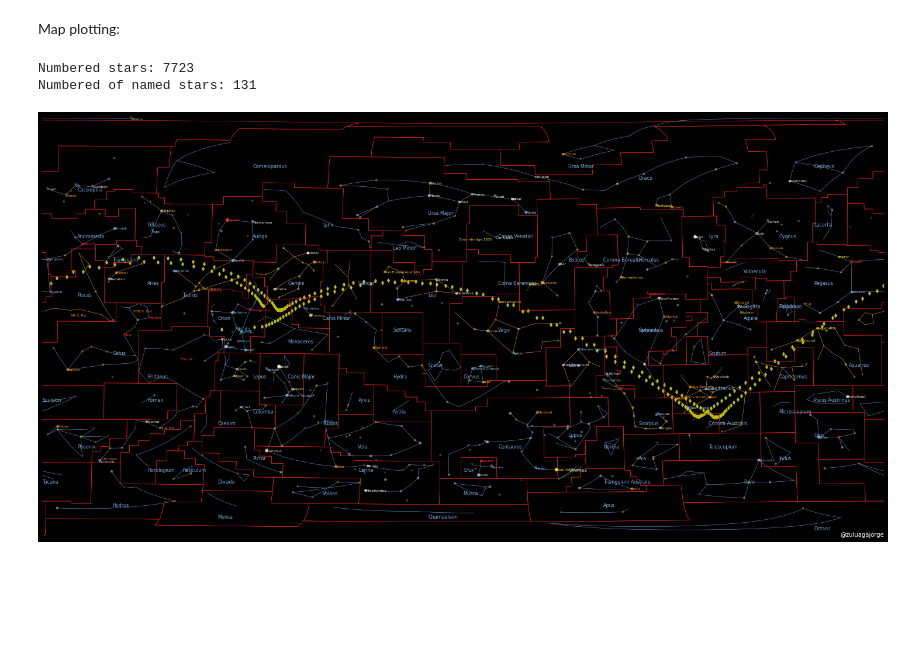
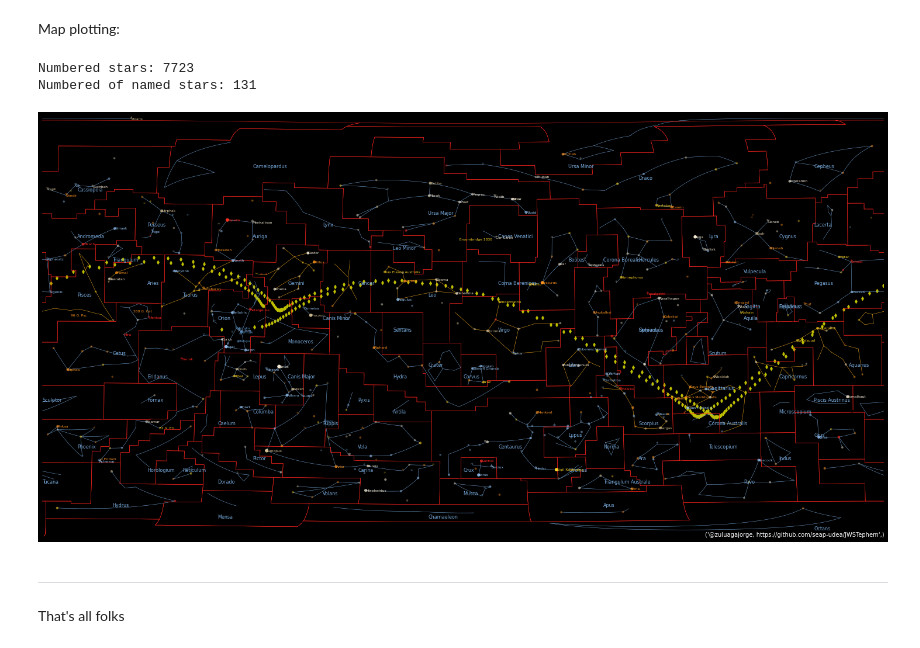
Before and after one commit to seap-udea/JWSTephem, a Jupyter notebook: JWST-Ephemeris.ipynb, the cells around one changed output. Drawn from its saved outputs; the diff is of its cells as text; code cells hidden in the pictures; blank space fills up the shorter version.

```diff
--- a/JWST-Ephemeris.ipynb
+++ b/JWST-Ephemeris.ipynb
@@ -54,6 +54,15 @@ class LowerThresholdPlateCarree(ccrs.PlateCarree):
     @property
     def threshold(self):
         return 0.01
+
+def water_mark(ax,pos=1):
+    watertext="@zuluagajorge, https://github.com/seap-udea/JWSTephem"
+    if pos==1:
+        ax.text(1.02,0.01,watertext,
+                rotation=90,va='bottom',ha='right',transform=ax.transAxes,fontsize=8)
+    else:
+        ax.text(1,0,watertext,color='white',va='bottom',ha='right',
+                transform=ax.transAxes,fontsize=10)
 
 def save_image(fig, savename = None, dpi=1200):
     # Remove borders on the plot axes
@@ -89,7 +98,7 @@ def save_image(fig, savename = None, dpi=1200):
             pp.savefig(fig)
             pp.close()
         elif savename.split('.')[-1] == 'png':
-            plt.savefig(savename, format='png', dpi=dpi, pad_inches=0, transparent=True)
+            plt.savefig(figdir+"/"+savename, format='png', dpi=dpi, pad_inches=0, transparent=True)
         else:
             print("Unrecognized file format, plot not saved!")
         plt.show()
@@ -249,37 +258,36 @@ for index, row in tqdm(stars_nonvar.iterrows()):
            alpha=min(1, ((6.5-row['mag'])*5)/(6.5*5)), zorder=6.5-row['mag'])
 
 #################################
 #VARIABLES
 #################################
 ax.set_global()
 ax.background_patch.set_fill(False)
 stars_var = stars[pd.notnull(stars['var'])]
 for index, row in tqdm(stars_var.iterrows()):
     if row["mag"]>maglim:continue
     ax.text(row['ra']*360/24, row['dec'], "*", transform=transformP,
             fontsize=(12-row['mag']),
             alpha=max(0.1, min(1,((6.5-row['mag'])*5)/(6.5*5))), color=row['color'], ha='center', va='center')
 
 #################################
 #NAMES
 #################################
 names = stars[pd.notnull(stars['proper'])]
 for index, row in names.iterrows():
     ax.text(row['ra']*360/24, row['dec'], row['proper'], color=row['linecolor'],
             ha='left', va='center', transform=transformG,fontsize=6)
 
 #################################
-#LABELS
-#################################
-ax.text(1,0,"@zuluagajorge",color='white',va='bottom',ha='right',transform=ax.transAxes,fontsize=10)
-
-#################################
 #JWST POSITION
 #################################
 ax.scatter(RAs[::3],DECs[::3],marker='d',s=20,c='y',alpha=1,transform=transformP)
 ax.set_xlim(ax.get_xlim()[::-1])
-save_image(fig,f'./JWST_position_{start_date}_{stop_date}_{step_date}.pdf')
+water_mark(ax,pos=0)
+save_image(fig,f'JWST_position_{start_date}_{stop_date}_{step_date}.pdf')
 # %% [output]
 Numbered stars: 7723
 Numbered of named stars: 131
-[figure, old version]
+[figure, new version]
+# %% [markdown]
+------
+That's all folks
```
Also changed, not shown: parts of 1 cell of this notebook, 1 other file.
